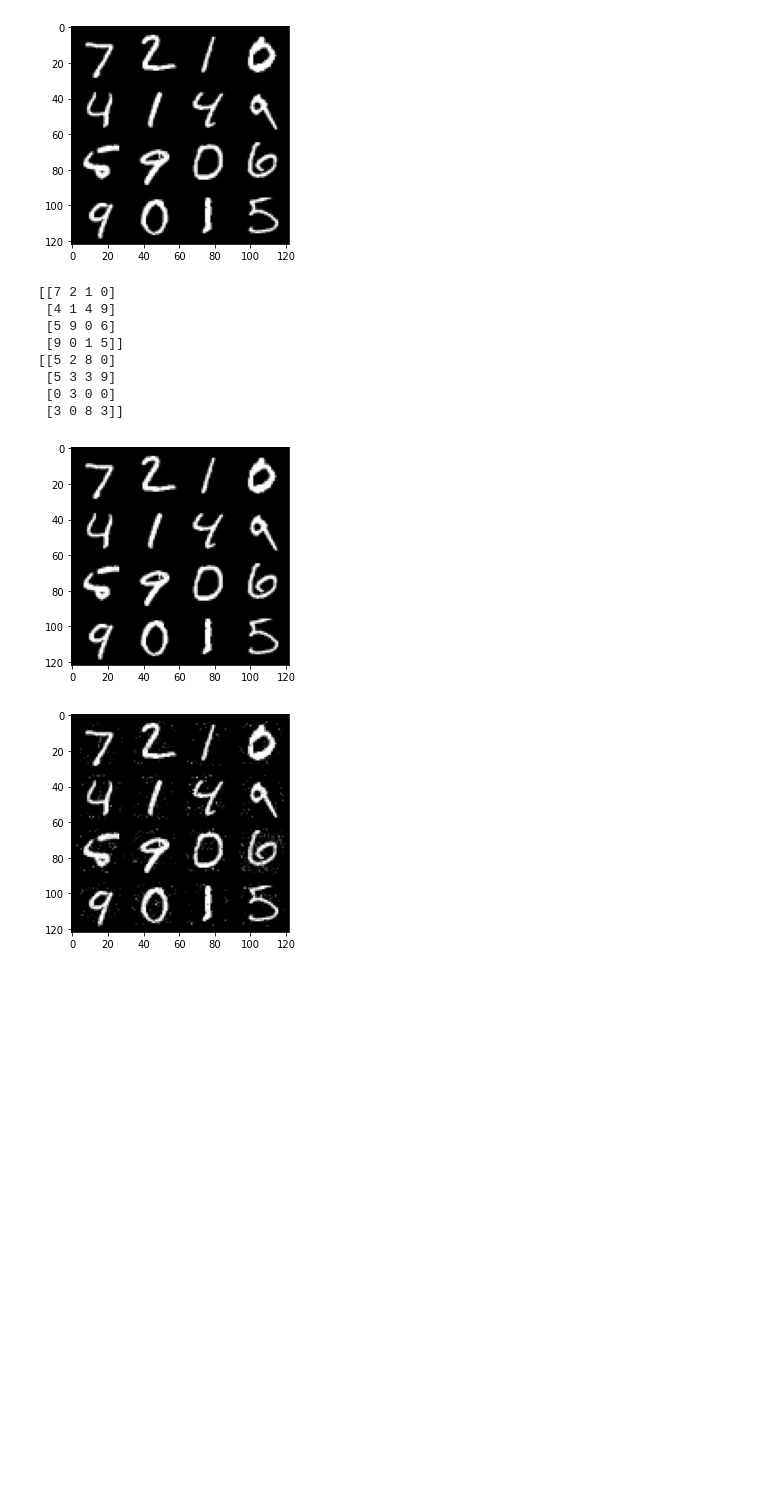
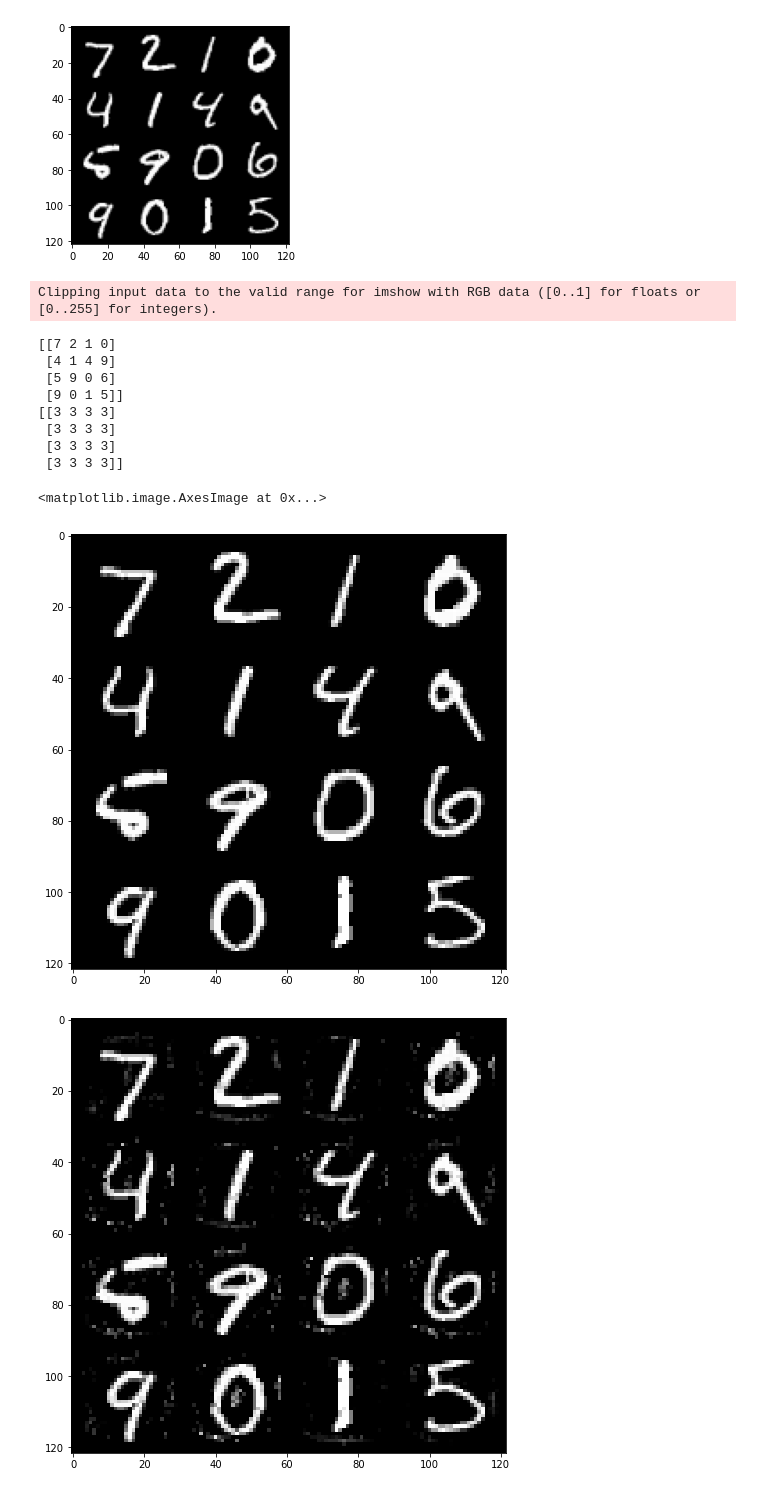
Before and after one commit to fbunt/adversarial_test, a Jupyter notebook: adversarial.ipynb, the cells around one changed output. Cells and saved outputs as stored; diff of their text form; code cells hidden in the pictures; blank space fills up the shorter version.

```diff
--- a/adversarial.ipynb
+++ b/adversarial.ipynb
@@ -94,7 +97,7 @@ def train(model, opt, criterion, config, dl, device, epoch):
     for imgs, targets in tqdm.tqdm(dl, ncols=80, desc=f"train: {epoch + 1}/{config.epochs}"):
         model.train()
         opt.zero_grad()
-        imgs = imgs.to(device)
+        imgs = imgs.to(device).double()
         targets = targets.to(device)
         out = model(imgs)
         loss = criterion(out, targets)
@@ -106,7 +109,7 @@ def test(model, config, dl, device):
     correct = 0
     for imgs, targets in tqdm.tqdm(dl, ncols=80, desc="Test"):
         model.eval()
-        imgs = imgs.to(device)
+        imgs = imgs.to(device).double()
         targets = targets.to(device)
         with torch.no_grad():
             out = model(imgs)
@@ -116,7 +119,7 @@ def test(model, config, dl, device):
     acc = float(correct) / N
     print(f"Test acc: {acc:.02%}")
 # %%
-model = FCNet(config).to(device)
+model = FCNet(config).to(device).double()
 if not config.load_model:
     opt = torch.optim.Adam(model.parameters(), config.lr, weight_decay=config.w_decay)
     sched = torch.optim.lr_scheduler.StepLR(opt, 1, config.lr_gamma)
@@ -130,7 +133,6 @@ if not config.load_model:
 else:
     model.load_state_dict(torch.load("./data/model.pt"))
     test(model, config, test_dl, device)
-    model = model.cpu()
-    model.eval()
-    print(model)
+model.eval()
+print(model)
 # %% [output]
@@ -167,20 +166,18 @@ print(adv_labels_real.reshape(4, 4))
  [9 0 1 5]]
 [figure]
 # %%
-model = model.double()
-
 def loss_func(xr, *args):
-    x, net, c, target = args
+    x, net, c, target, device = args
     left = c * np.abs(x - xr).sum()
-    xrt = torch.tensor(xr.reshape(1, 28, 28))
+    xrt = torch.tensor(xr.reshape(1, 28, 28)).to(device)
     logits = net(xrt)
     right = nn.functional.cross_entropy(logits, target).item()
     return left + right
 
-def find_adv_r(net, x, target, c, loss_func):
+def find_adv_r(net, x, target, c, loss_func, device):
     bounds = Bounds(np.zeros_like(x.ravel()), np.ones_like(x.ravel()))
-    target = torch.tensor([target]).to(torch.int64)
-    args = (x.flatten(), net, c, target)
+    target = torch.tensor([target]).to(device, dtype=torch.int64)
+    args = (x.flatten(), net, c, target, device)
     xr = x.copy()
     with torch.no_grad():
         res = opt = minimize(
@@ -204,32 +201,40 @@ def find_adv_r(net, x, target, c, loss_func):
                 'maxls': 30
             }
         )
-    xr = torch.tensor(res.x.reshape(x.shape)).float()
+    xr = torch.tensor(res.x.reshape(x.shape), requires_grad=False)
     return xr
 # %%
-xrs = [find_adv_r(model, x.numpy(), 3, 0.1, loss_func) for x in adv_x]
+xrs = [find_adv_r(model, x.numpy(), 3, 0.2, loss_func, device) for x in adv_x]
 # %%
+rs = []
+for x, xr in zip(adv_x, xrs):
+    rs.append(xr - x)
 adv_labels_fake = []
 for x in xrs:
     adv_labels_fake.append(
-        torch.softmax(model(x.double()), 1).argmax().item()
+        torch.softmax(model(x.double().to(device)), 1).argmax().item()
     )
-adv_labels_fake = np.array(adv_labels)
+adv_labels_fake = np.array(adv_labels_fake)
 grid = tv.utils.make_grid(xrs, nrow=4)
-plt.figure()
+plt.figure(figsize=(8,8))
 plt.imshow(np.transpose(grid_real, (1, 2, 0)))
-plt.figure()
+plt.figure(figsize=(8,8))
 plt.imshow(np.transpose(grid, (1, 2, 0)))
 print(adv_labels_real.reshape(4, 4))
 print(adv_labels_fake.reshape(4, 4))
+rgrid = tv.utils.make_grid(rs, nrow=4)
+plt.figure(figsize=(8,8))
+plt.imshow(np.transpose(rgrid, (1, 2, 0)))
 # %% [output]
-[[7 2 1 0]
- [4 1 4 9]
- [5 9 0 6]
- [9 0 1 5]]
-[[5 2 8 0]
- [5 3 3 9]
- [0 3 0 0]
- [3 0 8 3]]
+Clipping input data to the valid range for imshow with RGB data ([0..1] for floats or [0..255] for integers).
+[[7 2 1 0]
+ [4 1 4 9]
+ [5 9 0 6]
+ [9 0 1 5]]
+[[3 3 3 3]
+ [3 3 3 3]
+ [3 3 3 3]
+ [3 3 3 3]]
+<matplotlib.image.AxesImage at 0x...>
-[figure, old version]
+[figure, new version]
-[figure, old version]
+[figure, new version]
```
Also changed, not shown: parts of 5 cells of this notebook, 1 other file.
